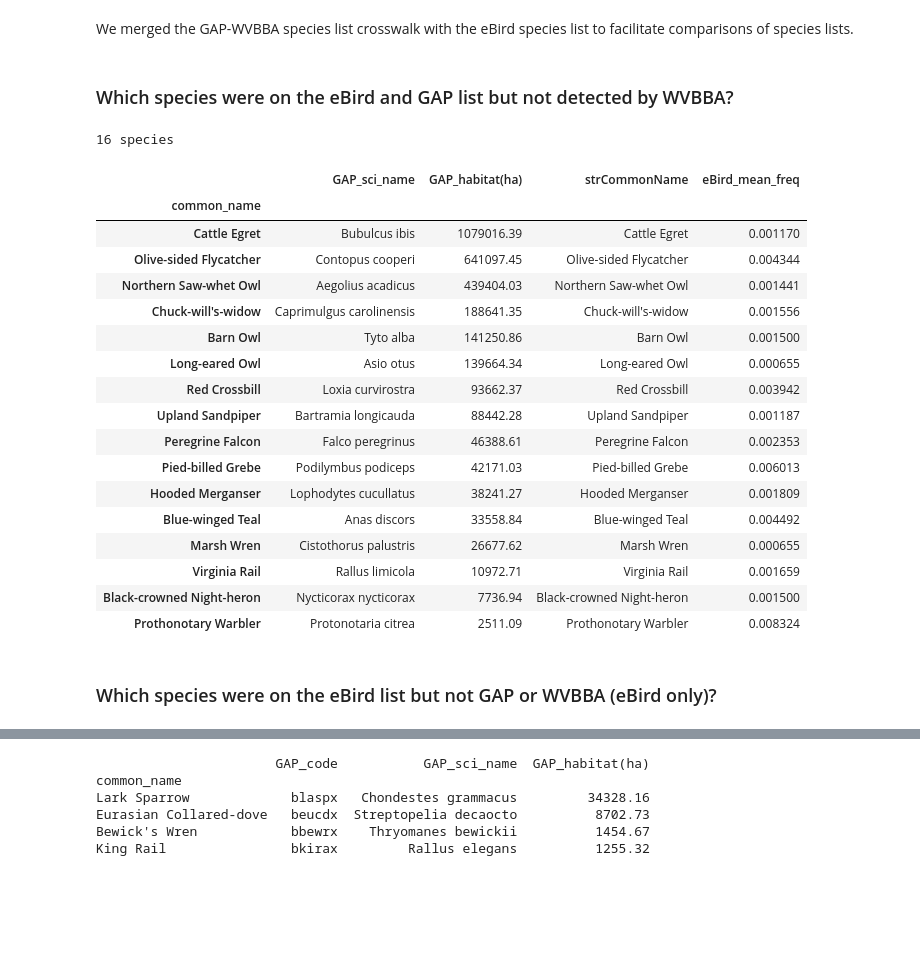
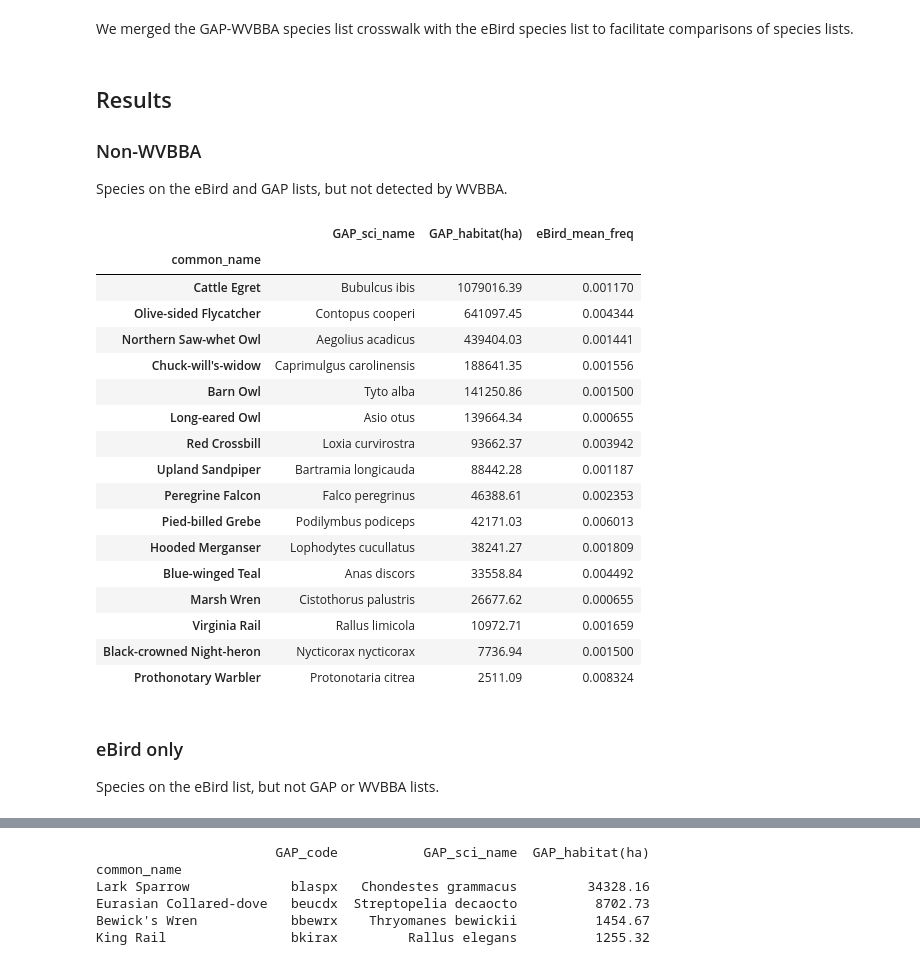
Before and after one commit to nmtarr/GAP-WVBA, a Jupyter notebook: USGAP-WVBBA species list comparison.ipynb, the cells around one changed output, grey strips where cells are left out. Drawn from its saved outputs; the diff is of its cells as text; code cells hidden in the pictures; blank space fills up the shorter version.

```diff
--- a/USGAP-WVBBA species list comparison.ipynb
+++ b/USGAP-WVBBA species list comparison.ipynb
@@ -68,13 +84,12 @@ The above table (crosswalk) was developed using a list of species that inhabit W
 GAP_summer = pd.read_csv(fun.dataDir + "SpeciesLists/GAP_birds_in_WV_Summer.txt", delimiter="\t", header=0)
 # %%
 # Drop a species if it is a GAP species not in the GAP summer list and not detected by WVBBA
-winter_only = crosswalk[(crosswalk["GAP_sci_name"].isin(GAP_summer['strScientificName']) == False) &
-                        (crosswalk["%_of_blocks"].isnull() == True)]
-crosswalk = crosswalk[crosswalk['common_name'].isin(winter_only['common_name']) == False]
+to_exclude = (crosswalk[(crosswalk["GAP_sci_name"].isin(GAP_summer['strScientificName']) == False) &
+                   (crosswalk["%_of_blocks"].isnull() == True)])
+crosswalk = crosswalk[crosswalk['common_name'].isin(to_exclude['common_name']) == False]
 # %%
 # Update habitat area estimate for species that also winter in WV
 crosswalk = pd.merge(crosswalk, GAP_summer.filter(["strCommonName", "intHa"], axis=1),
-                     left_on='common_name', right_on='strCommonName', how='inner')
+                     left_on='common_name', right_on='strCommonName', how='outer')
 crosswalk["GAP_habitat(ha)"] = crosswalk["intHa"]
 crosswalk.drop(["intHa"], axis=1, inplace=True)
-crosswalk.head().T
@@ -135,39 +135,41 @@ df = (pd.merge(crosswalk, eBird, left_on='COMMON', right_on='COMMON_NAME',how='o
       .sort_values(by=['common_name']))
 df.to_csv(fun.dataDir + "/SpeciesLists/merged_spp_lists.csv")
 # %% [markdown]
-### Which species were on the eBird and GAP list but not detected by WVBBA?
+## Results
+
+### Non-WVBBA
+Species on the eBird and GAP lists, but not detected by WVBBA.
 # %%
 a = (df[(df['%_of_blocks'].isnull() == True) &
         (df['GAP_code'].isnull() == False) &
         (df['comName'].isnull() == False)]
      .drop(["WVBBA_sci_name", "WVBBA_individuals", "WVBBA_points", "WVBBA_rate", "comName", "%_of_blocks",
-           "GAP_code", "modeled", "WV_code", "notes"], axis=1)
+           "GAP_code", "modeled", "WV_code", "notes", "strCommonName"], axis=1)
      .sort_values("GAP_habitat(ha)", ascending=False)
      .set_index(["common_name"]))
-print(str(len(a)) + " species")
 a
 # %% [output]
-16 species
-|  | GAP_sci_name | GAP_habitat(ha) | strCommonName | eBird_mean_freq |
-| common_name |  |  |  |  |
-| Cattle Egret | Bubulcus ibis | 1079016.39 | Cattle Egret | 0.001170 |
-| Olive-sided Flycatcher | Contopus cooperi | 641097.45 | Olive-sided Flycatcher | 0.004344 |
-| Northern Saw-whet Owl | Aegolius acadicus | 439404.03 | Northern Saw-whet Owl | 0.001441 |
-| Chuck-will's-widow | Caprimulgus carolinensis | 188641.35 | Chuck-will's-widow | 0.001556 |
-| Barn Owl | Tyto alba | 141250.86 | Barn Owl | 0.001500 |
-| Long-eared Owl | Asio otus | 139664.34 | Long-eared Owl | 0.000655 |
-| Red Crossbill | Loxia curvirostra | 93662.37 | Red Crossbill | 0.003942 |
-| Upland Sandpiper | Bartramia longicauda | 88442.28 | Upland Sandpiper | 0.001187 |
-| Peregrine Falcon | Falco peregrinus | 46388.61 | Peregrine Falcon | 0.002353 |
-| Pied-billed Grebe | Podilymbus podiceps | 42171.03 | Pied-billed Grebe | 0.006013 |
-| Hooded Merganser | Lophodytes cucullatus | 38241.27 | Hooded Merganser | 0.001809 |
-| Blue-winged Teal | Anas discors | 33558.84 | Blue-winged Teal | 0.004492 |
-| Marsh Wren | Cistothorus palustris | 26677.62 | Marsh Wren | 0.000655 |
-| Virginia Rail | Rallus limicola | 10972.71 | Virginia Rail | 0.001659 |
-| Black-crowned Night-heron | Nycticorax nycticorax | 7736.94 | Black-crowned Night-heron | 0.001500 |
-| Prothonotary Warbler | Protonotaria citrea | 2511.09 | Prothonotary Warbler | 0.008324 |
+|  | GAP_sci_name | GAP_habitat(ha) | eBird_mean_freq |
+| common_name |  |  |  |
+| Cattle Egret | Bubulcus ibis | 1079016.39 | 0.001170 |
+| Olive-sided Flycatcher | Contopus cooperi | 641097.45 | 0.004344 |
+| Northern Saw-whet Owl | Aegolius acadicus | 439404.03 | 0.001441 |
+| Chuck-will's-widow | Caprimulgus carolinensis | 188641.35 | 0.001556 |
+| Barn Owl | Tyto alba | 141250.86 | 0.001500 |
+| Long-eared Owl | Asio otus | 139664.34 | 0.000655 |
+| Red Crossbill | Loxia curvirostra | 93662.37 | 0.003942 |
+| Upland Sandpiper | Bartramia longicauda | 88442.28 | 0.001187 |
+| Peregrine Falcon | Falco peregrinus | 46388.61 | 0.002353 |
+| Pied-billed Grebe | Podilymbus podiceps | 42171.03 | 0.006013 |
+| Hooded Merganser | Lophodytes cucullatus | 38241.27 | 0.001809 |
+| Blue-winged Teal | Anas discors | 33558.84 | 0.004492 |
+| Marsh Wren | Cistothorus palustris | 26677.62 | 0.000655 |
+| Virginia Rail | Rallus limicola | 10972.71 | 0.001659 |
+| Black-crowned Night-heron | Nycticorax nycticorax | 7736.94 | 0.001500 |
+| Prothonotary Warbler | Protonotaria citrea | 2511.09 | 0.008324 |
 # %% [markdown]
-### Which species were on the eBird list but not GAP or WVBBA (eBird only)?
+### eBird only
+Species on the eBird list, but not GAP or WVBBA lists.
 # %%
 b = (df[(df['%_of_blocks'].isnull() == True) &
      (df['GAP_code'].isnull() == True) &
```
Also changed, not shown: parts of 15 cells of this notebook.
